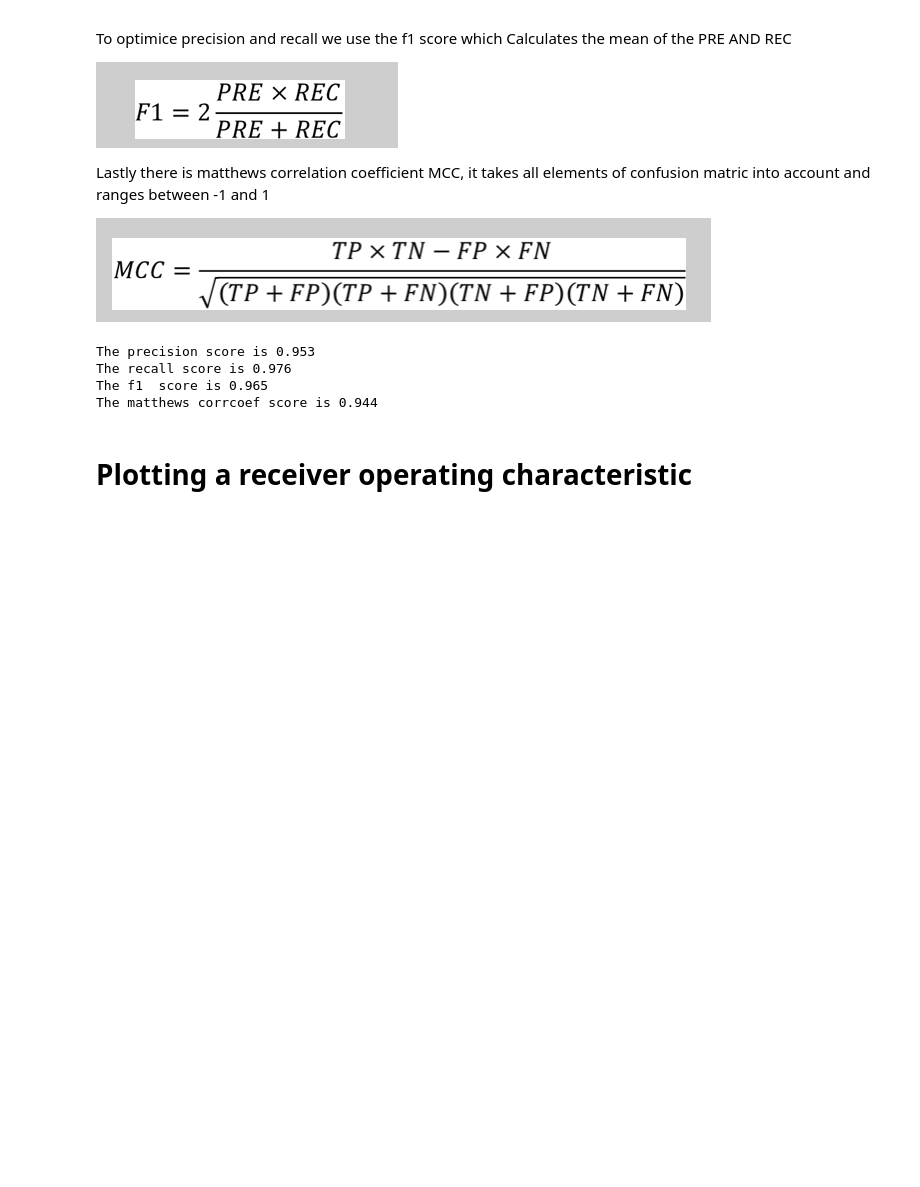
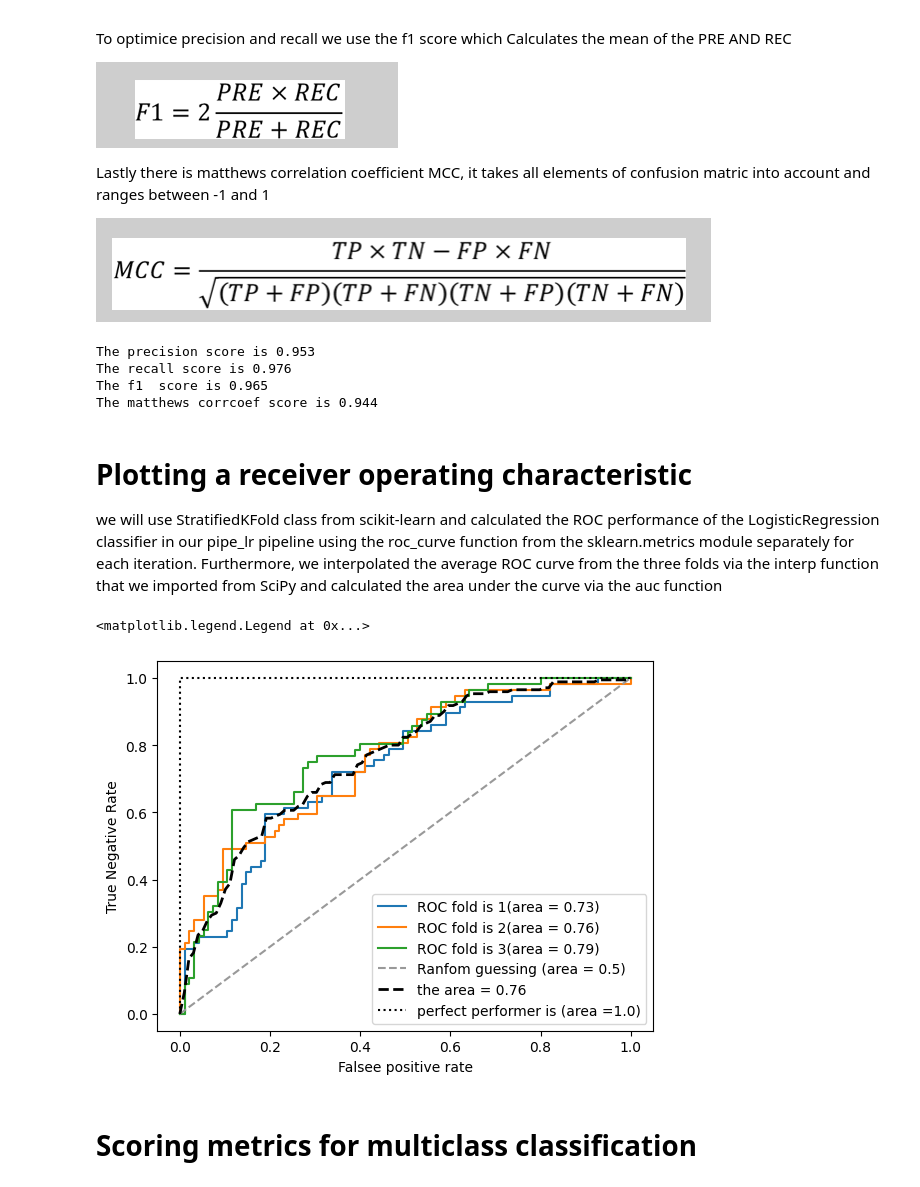
Before and after one commit to Wizard-hash2/Pipeline_workflow, a Jupyter notebook: K_fold_winsDataset.ipynb, the cells around one changed output. Saved outputs shown, nothing was run; the diff lists cells and outputs as text; code cells hidden in the pictures; blank space fills up the shorter version.

```diff
--- a/K_fold_winsDataset.ipynb
+++ b/K_fold_winsDataset.ipynb
@@ -307,3 +307,45 @@ The f1  score is 0.965
 The matthews corrcoef score is 0.944
 # %% [markdown]
 # Plotting a receiver operating characteristic
+
+we will use  StratifiedKFold class from scikit-learn and calculated the ROC performance of the LogisticRegression classifier in our pipe_lr pipeline using the roc_curve function from the sklearn.metrics module separately for each iteration. Furthermore, we interpolated the average ROC curve from the three folds via the interp function that we imported from SciPy and calculated the area under the curve via the auc function
+# %%
+from sklearn.metrics import roc_curve, auc
+from numpy import interp
+pipe_lr = make_pipeline(StandardScaler(), PCA(n_components= 2), LogisticRegression(penalty= "l2", solver= 'lbfgs', random_state= 21, C= 100 ))
+x_train2 = X_train[:,[4,14]]
+
+cv = list(StratifiedKFold(n_splits=3).split(X_train, Y_train))
+mean_tpr = 0.0
+mean_fpr  = np.linspace(0,1,100)
+all_tpr = []
+
+for i, (train,test)  in enumerate(cv):
+    probs = pipe_lr.fit(x_train2[train], Y_train[train]).predict_proba(x_train2[test])
+    # note the train, test is interms of indices and predict_proba gives probability of each class
+    fpr,tpr, threshold =roc_curve(Y_train[test],probs[:,1], pos_label= 1)
+    mean_tpr += interp(mean_fpr, fpr, tpr)
+    mean_tpr[0] = 0.0
+    roc_auc = auc(fpr, tpr)
+    plt.plot(fpr,tpr, label = f"ROC fold is {i+1}(area = {roc_auc:.2f})")
+
+plt.plot([0,1],[0,1], linestyle = "--", color = (0.6,0.6,0.6), label = "Ranfom guessing (area = 0.5)")
+
+mean_tpr /= len(cv)
+mean_tpr[-1] = 1.0
+
+mean_auc = auc(mean_fpr, mean_tpr)
+plt.plot(mean_fpr, mean_tpr, 'k--', label = f"the area = {mean_auc:.2f}", lw = 2)
+
+plt.plot([0,0,1], [0,1,1], linestyle = ":", color = "black", label = 'perfect performer is (area =1.0)')
+
+plt.xlim([-0.05, 1.05])
+plt.ylim([-0.05,1.05])
+plt.xlabel("Falsee positive rate")
+plt.ylabel("True Negative Rate")
+plt.legend(loc = "best")
+# %% [output]
+<matplotlib.legend.Legend at 0x...>
+[figure, added]
+# %% [markdown]
+# Scoring metrics for multiclass classification
```
